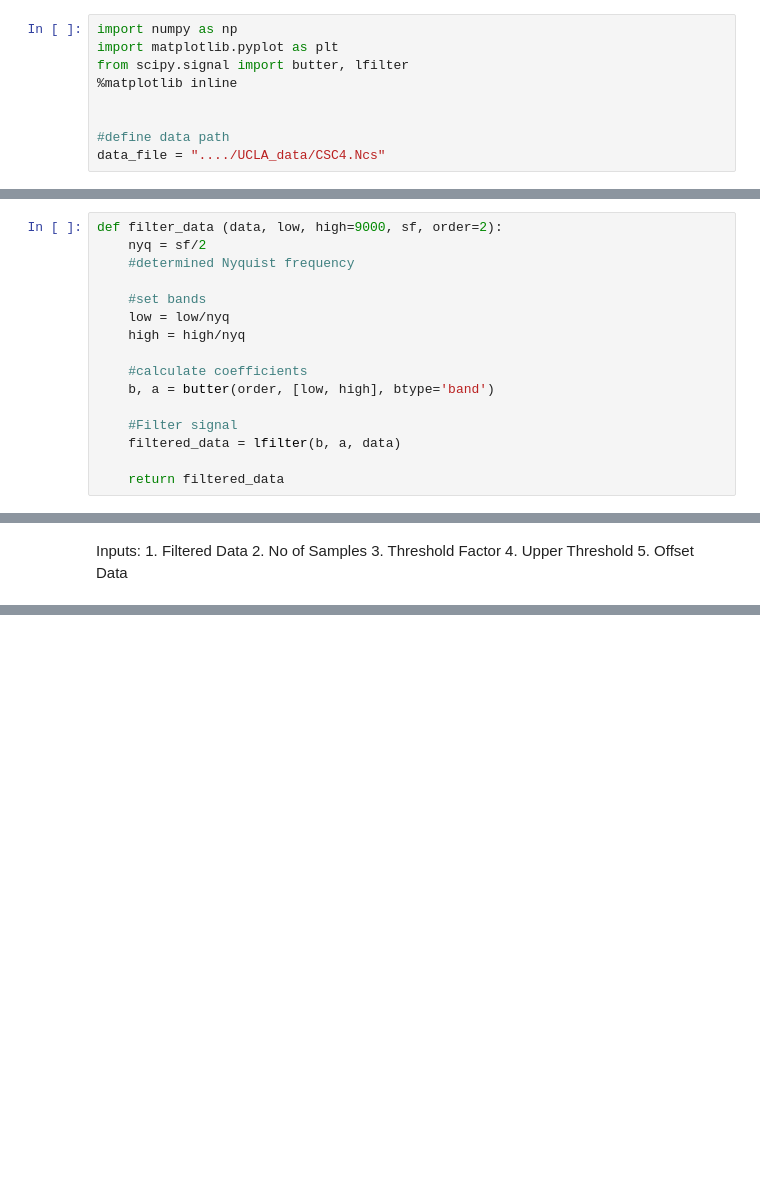
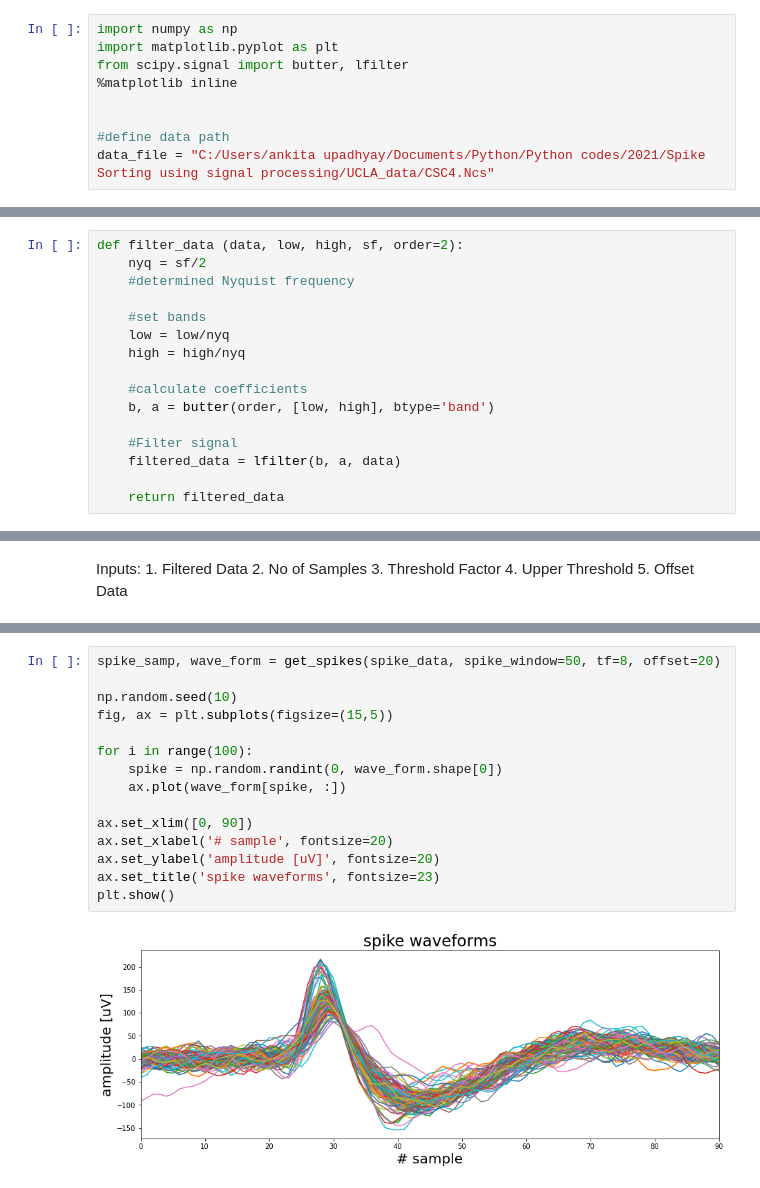
Before and after one commit to ankita2002/Spike-Sorting-Neural-Events, a Jupyter notebook: Extract & Sort neural events using signal Processing & K-means clustering.ipynb, the cells around one changed output, grey strips where cells are left out. Saved outputs shown, nothing was run; the diff lists cells and outputs as text; blank space fills up the shorter version.

```diff
--- a/Extract & Sort neural events using signal Processing & K-means clustering.ipynb
+++ b/Extract & Sort neural events using signal Processing & K-means clustering.ipynb
@@ -10,7 +10,7 @@ from scipy.signal import butter, lfilter
 
 
 #define data path
-data_file = "..../UCLA_data/CSC4.Ncs"
+data_file = "C:/Users/ankita upadhyay/Documents/Python/Python codes/2021/Spike Sorting using signal processing/UCLA_data/CSC4.Ncs"
 # %%
 #Header has 16 kilobytes length
 header_size = 16 * 1024
@@ -60,7 +60,7 @@ plt.show()
 # %% [markdown]
 The function below will bandpass filter the signal to exclude the 60Hz domain.
 # %%
-def filter_data (data, low, high=9000, sf, order=2):
+def filter_data (data, low, high, sf, order=2):
     nyq = sf/2
     #determined Nyquist frequency
 
@@ -108,0 +145,17 @@ Inputs:
+# %%
+spike_samp, wave_form = get_spikes(spike_data, spike_window=50, tf=8, offset=20)
+
+np.random.seed(10)
+fig, ax = plt.subplots(figsize=(15,5))
+
+for i in range(100):
+    spike = np.random.randint(0, wave_form.shape[0])
+    ax.plot(wave_form[spike, :])
+
+ax.set_xlim([0, 90])
+ax.set_xlabel('# sample', fontsize=20)
+ax.set_ylabel('amplitude [uV]', fontsize=20)
+ax.set_title('spike waveforms', fontsize=23)
+plt.show()
+# %% [output]
+[figure, added]
```
Also changed, not shown: parts of 5 cells of this notebook.
